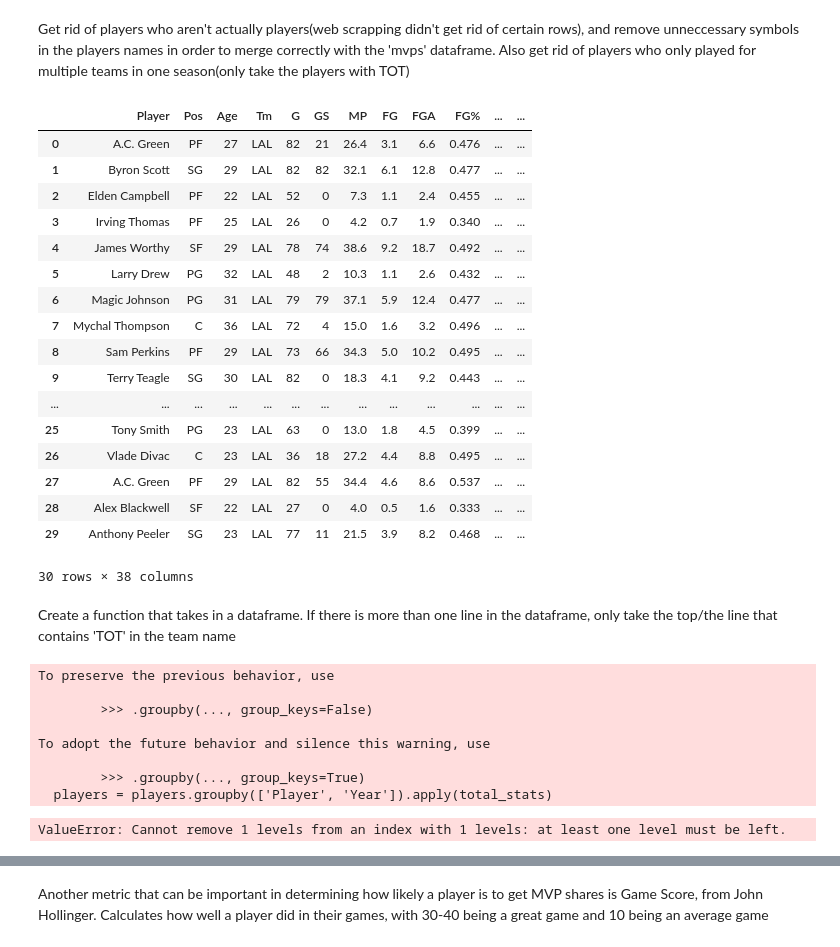
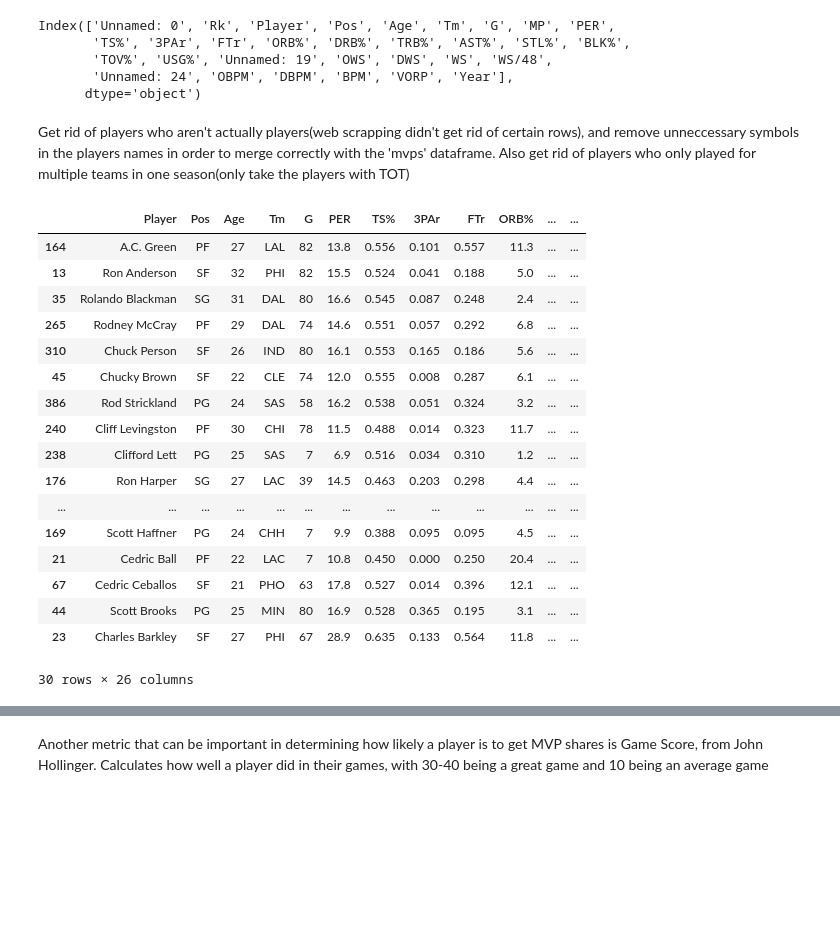
Before and after one commit to kev374k/Hardwood_Convergence, a Jupyter notebook: Data_Cleaning.ipynb, the cells around one changed output, grey strips where cells are left out. Cells and saved outputs as stored; diff of their text form; code cells hidden in the pictures; blank space fills up the shorter version.

```diff
--- a/Data_Cleaning.ipynb
+++ b/Data_Cleaning.ipynb
@@ -36,0 +69,2 @@ KeyError: 'Rk'
+# %%
+advanced_stats.index = advanced_stats.index.droplevel()
@@ -36,0 +88,2 @@ KeyError: 'Rk'
+# %%
+advanced_stats.index = advanced_stats.index.droplevel()
@@ -37,51 +106,37 @@ KeyError: 'Rk'
+# %%
+advanced_stats.columns
+# %% [output]
+Index(['Unnamed: 0', 'Rk', 'Player', 'Pos', 'Age', 'Tm', 'G', 'MP', 'PER',
+       'TS%', '3PAr', 'FTr', 'ORB%', 'DRB%', 'TRB%', 'AST%', 'STL%', 'BLK%',
+       'TOV%', 'USG%', 'Unnamed: 19', 'OWS', 'DWS', 'WS', 'WS/48',
+       'Unnamed: 24', 'OBPM', 'DBPM', 'BPM', 'VORP', 'Year'],
+      dtype='object')
+# %%
+advanced_stats.drop(columns = ['Unnamed: 0', 'Rk', 'Unnamed: 19', 'Unnamed: 24'], inplace=True)
+# %%
+players = advanced_stats.sort_values('Year', ascending = True)
 # %% [markdown]
 Get rid of players who aren't actually players(web scrapping didn't get rid of certain rows), and remove unneccessary symbols in the players names in order to merge correctly with the 'mvps' dataframe. Also get rid of players who only played for multiple teams in one season(only take the players with TOT)
 # %%
-players = players[players['Player'] != 'Player']
 players['Player'] = players['Player'].apply(lambda x: x.strip('*'))
-players.head(30)
+players = players.apply(pd.to_numeric, errors = 'ignore')
+players.drop(columns = ['MP'], inplace = True)
 # %% [output]
-|  | Player | Pos | Age | Tm | G | GS | MP | FG | FGA | FG% | ... | ... |
-| 0 | A.C. Green | PF | 27 | LAL | 82 | 21 | 26.4 | 3.1 | 6.6 | 0.476 | ... | ... |
-| 1 | Byron Scott | SG | 29 | LAL | 82 | 82 | 32.1 | 6.1 | 12.8 | 0.477 | ... | ... |
-| 2 | Elden Campbell | PF | 22 | LAL | 52 | 0 | 7.3 | 1.1 | 2.4 | 0.455 | ... | ... |
-| 3 | Irving Thomas | PF | 25 | LAL | 26 | 0 | 4.2 | 0.7 | 1.9 | 0.340 | ... | ... |
-| 4 | James Worthy | SF | 29 | LAL | 78 | 74 | 38.6 | 9.2 | 18.7 | 0.492 | ... | ... |
-| 5 | Larry Drew | PG | 32 | LAL | 48 | 2 | 10.3 | 1.1 | 2.6 | 0.432 | ... | ... |
-| 6 | Magic Johnson | PG | 31 | LAL | 79 | 79 | 37.1 | 5.9 | 12.4 | 0.477 | ... | ... |
-| 7 | Mychal Thompson | C | 36 | LAL | 72 | 4 | 15.0 | 1.6 | 3.2 | 0.496 | ... | ... |
-| 8 | Sam Perkins | PF | 29 | LAL | 73 | 66 | 34.3 | 5.0 | 10.2 | 0.495 | ... | ... |
-| 9 | Terry Teagle | SG | 30 | LAL | 82 | 0 | 18.3 | 4.1 | 9.2 | 0.443 | ... | ... |
+|  | Player | Pos | Age | Tm | G | PER | TS% | 3PAr | FTr | ORB% | ... | ... |
+| 164 | A.C. Green | PF | 27 | LAL | 82 | 13.8 | 0.556 | 0.101 | 0.557 | 11.3 | ... | ... |
+| 13 | Ron Anderson | SF | 32 | PHI | 82 | 15.5 | 0.524 | 0.041 | 0.188 | 5.0 | ... | ... |
+| 35 | Rolando Blackman | SG | 31 | DAL | 80 | 16.6 | 0.545 | 0.087 | 0.248 | 2.4 | ... | ... |
+| 265 | Rodney McCray | PF | 29 | DAL | 74 | 14.6 | 0.551 | 0.057 | 0.292 | 6.8 | ... | ... |
+| 310 | Chuck Person | SF | 26 | IND | 80 | 16.1 | 0.553 | 0.165 | 0.186 | 5.6 | ... | ... |
+| 45 | Chucky Brown | SF | 22 | CLE | 74 | 12.0 | 0.555 | 0.008 | 0.287 | 6.1 | ... | ... |
+| 386 | Rod Strickland | PG | 24 | SAS | 58 | 16.2 | 0.538 | 0.051 | 0.324 | 3.2 | ... | ... |
+| 240 | Cliff Levingston | PF | 30 | CHI | 78 | 11.5 | 0.488 | 0.014 | 0.323 | 11.7 | ... | ... |
+| 238 | Clifford Lett | PG | 25 | SAS | 7 | 6.9 | 0.516 | 0.034 | 0.310 | 1.2 | ... | ... |
+| 176 | Ron Harper | SG | 27 | LAC | 39 | 14.5 | 0.463 | 0.203 | 0.298 | 4.4 | ... | ... |
 | ... | ... | ... | ... | ... | ... | ... | ... | ... | ... | ... | ... | ... |
-| 25 | Tony Smith | PG | 23 | LAL | 63 | 0 | 13.0 | 1.8 | 4.5 | 0.399 | ... | ... |
-| 26 | Vlade Divac | C | 23 | LAL | 36 | 18 | 27.2 | 4.4 | 8.8 | 0.495 | ... | ... |
-| 27 | A.C. Green | PF | 29 | LAL | 82 | 55 | 34.4 | 4.6 | 8.6 | 0.537 | ... | ... |
-| 28 | Alex Blackwell | SF | 22 | LAL | 27 | 0 | 4.0 | 0.5 | 1.6 | 0.333 | ... | ... |
-| 29 | Anthony Peeler | SG | 23 | LAL | 77 | 11 | 21.5 | 3.9 | 8.2 | 0.468 | ... | ... |
+| 169 | Scott Haffner | PG | 24 | CHH | 7 | 9.9 | 0.388 | 0.095 | 0.095 | 4.5 | ... | ... |
+| 21 | Cedric Ball | PF | 22 | LAC | 7 | 10.8 | 0.450 | 0.000 | 0.250 | 20.4 | ... | ... |
+| 67 | Cedric Ceballos | SF | 21 | PHO | 63 | 17.8 | 0.527 | 0.014 | 0.396 | 12.1 | ... | ... |
+| 44 | Scott Brooks | PG | 25 | MIN | 80 | 16.9 | 0.528 | 0.365 | 0.195 | 3.1 | ... | ... |
+| 23 | Charles Barkley | SF | 27 | PHI | 67 | 28.9 | 0.635 | 0.133 | 0.564 | 11.8 | ... | ... |
-30 rows × 38 columns
+30 rows × 26 columns
-# %% [markdown]
-Create a function that takes in a dataframe. If there is more than one line in the dataframe, only take the top/the line that contains 'TOT' in the team name
-# %%
-def total_stats(df):
-    if df.shape[0] == 1:
-        return df
-    else:
-        row = df[df.get('Tm') == 'TOT']
-        row['Tm'] = df.iloc[-1,:]['Tm']
-        return row
-
-players = players.groupby(['Player', 'Year']).apply(total_stats)
-# %% [output]
-To preserve the previous behavior, use
-
-        >>> .groupby(..., group_keys=False)
-
-To adopt the future behavior and silence this warning, use
-
-        >>> .groupby(..., group_keys=True)
-  players = players.groupby(['Player', 'Year']).apply(total_stats)
-# %%
-players.index = players.index.droplevel()
-players.index = players.index.droplevel()
-# %% [output]
-ValueError: Cannot remove 1 levels from an index with 1 levels: at least one level must be left.
```
Also changed, not shown: parts of 54 cells of this notebook, 26 other files.
